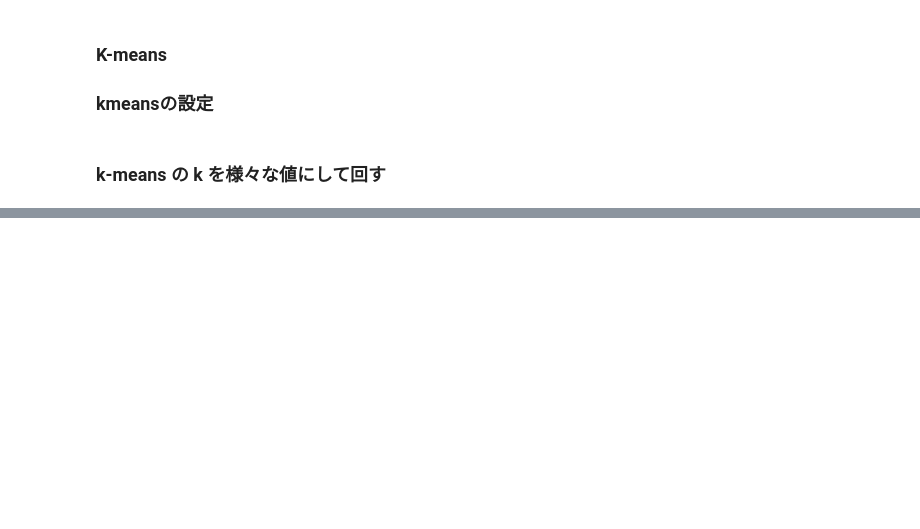
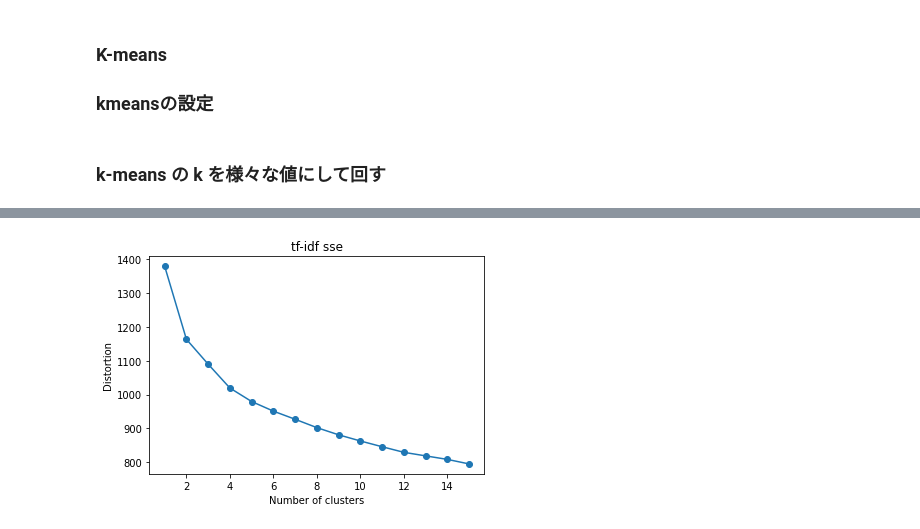
Before and after one commit to WhiteFox-Lugh/Pratice-TextAnalysis, a Jupyter notebook: exercise2A.ipynb, the cells around one changed output, grey strips where cells are left out. Cells and saved outputs as stored; diff of their text form; code cells hidden in the pictures; blank space fills up the shorter version.

```diff
--- a/exercise2A.ipynb
+++ b/exercise2A.ipynb
@@ -65,5 +46,5 @@ len(corpus.fileids())
 # %%
-k = 400
+k = 2000
 docs = [corpus.words(fileid) for fileid in corpus.fileids()[:k]]
 tag_arr = corpus.fileids()[:k]
 print(tag_arr)
@@ -294,0 +288,23 @@ Distortion : 3.02572
+# %%
+x = np.empty(0)
+y = np.empty(0)
+
+for i in range(1, 16, 1):
+  print("Cluster Nums -> " + str(i))
+  # モデル定義 / fit
+  clusters, sse = fun_kmeans(i, tf_idf)
+
+  # クラスタリング結果表示（数）
+  cluster_counter(i, np.shape(tf_idf)[0], clusters)
+
+  # タグの表示
+  show_category(i, clusters)
+
+  # SSE の表示
+  print("Distortion : %.5f"% sse)
+
+  # plot 用
+  x = np.append(x, i)
+  y = np.append(y, sse)
+
+  print("==========================\n")
@@ -294,0 +329,9 @@ Distortion : 3.02572
+# %%
+# エルボー法の plot
+plt.plot(x, y, marker='o')
+plt.xlabel('Number of clusters')
+plt.ylabel('Distortion')
+plt.title("tf-idf sse")
+plt.show()
+# %% [output]
+[figure, added]
```
Also changed, not shown: parts of 36 cells of this notebook.
